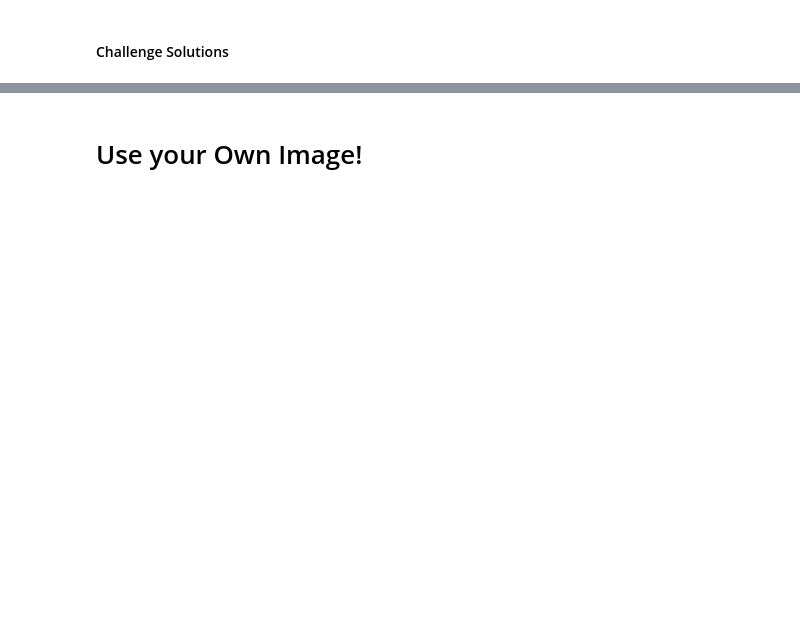
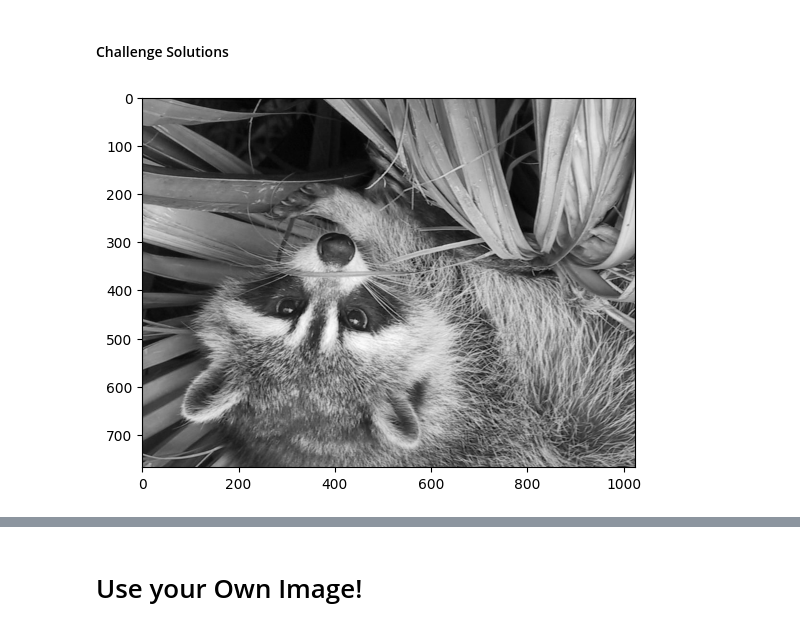
Before and after one commit to Jonikulov/100-days-python-bootcamp, a Jupyter notebook: day_77_computation_with_numpy/Computation with NumPy and N-Dimensional Arrays.ipynb, the cells around one changed output, grey strips where cells are left out. Cells and saved outputs as stored; diff of their text form; code cells hidden in the pictures; blank space fills up the shorter version.

```diff
--- a/day_77_computation_with_numpy/Computation with NumPy and N-Dimensional Arrays.ipynb
+++ b/day_77_computation_with_numpy/Computation with NumPy and N-Dimensional Arrays.ipynb
@@ -282,3 +424,9 @@ grey_vals = np.array([0.2126, 0.7152, 0.0722])
 <img src=https://i.imgur.com/cfFbuex.png>
 # %% [markdown]
 #### Challenge Solutions
+# %%
+plt.imshow(np.flip(gray_img), cmap="gray");
+
+# plt.imshow(gray_img[::-1, :], cmap="gray");
+# %% [output]
+[figure, added]
```
Also changed, not shown: parts of 33 cells of this notebook.
